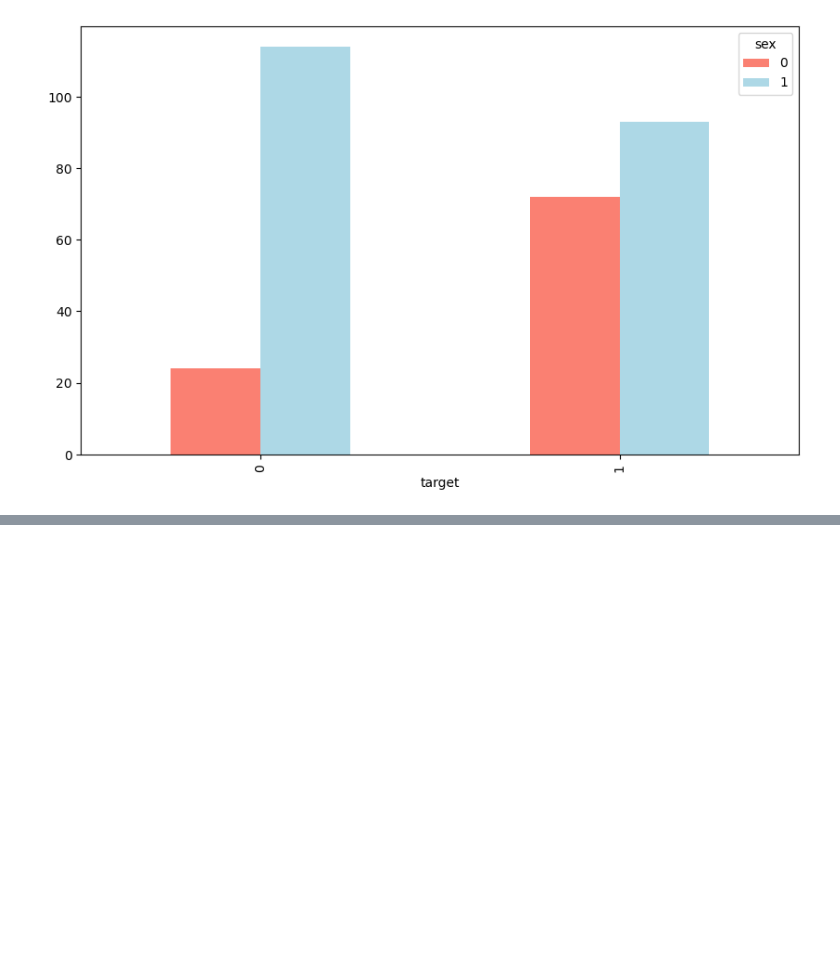
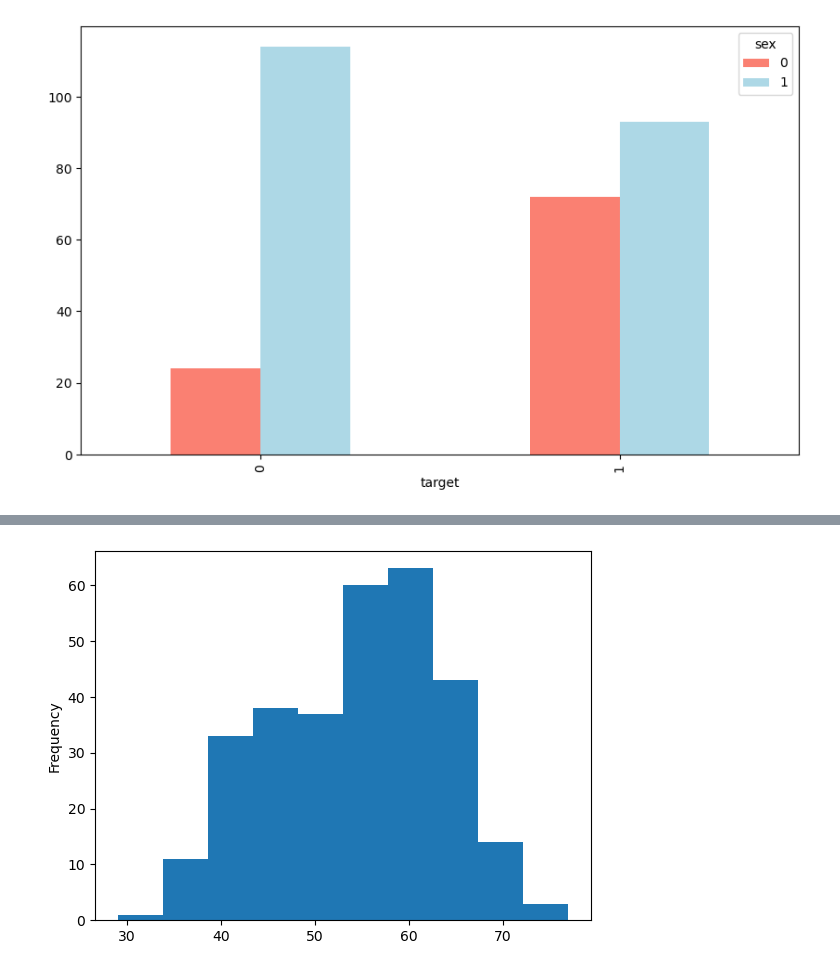
Before and after one commit to Aliabdo6/predicting-heart-disease-sklearn, a Jupyter notebook: end-to-end-heart-disease-classification.ipynb, the cells around one changed output, grey strips where cells are left out. Cells and saved outputs as stored; diff of their text form; code cells hidden in the pictures; blank space fills up the shorter version.

```diff
--- a/end-to-end-heart-disease-classification.ipynb
+++ b/end-to-end-heart-disease-classification.ipynb
@@ -322,0 +378,5 @@ pd.crosstab(df.target , df.sex).plot( kind='bar' ,
+# %%
+# Histograms are a great way to check the distribution of a variable
+df.age.plot.hist();
+# %% [output]
+[figure, added]
```
Also changed, not shown: parts of 14 cells of this notebook, 1 other file.
